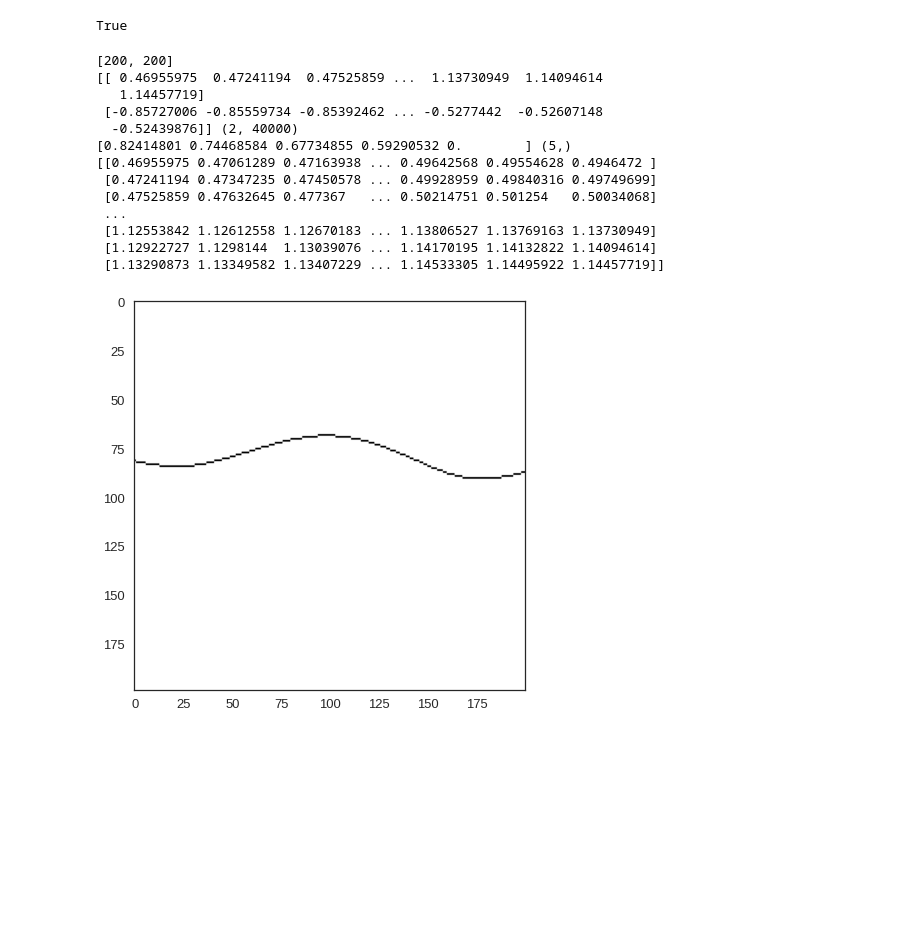
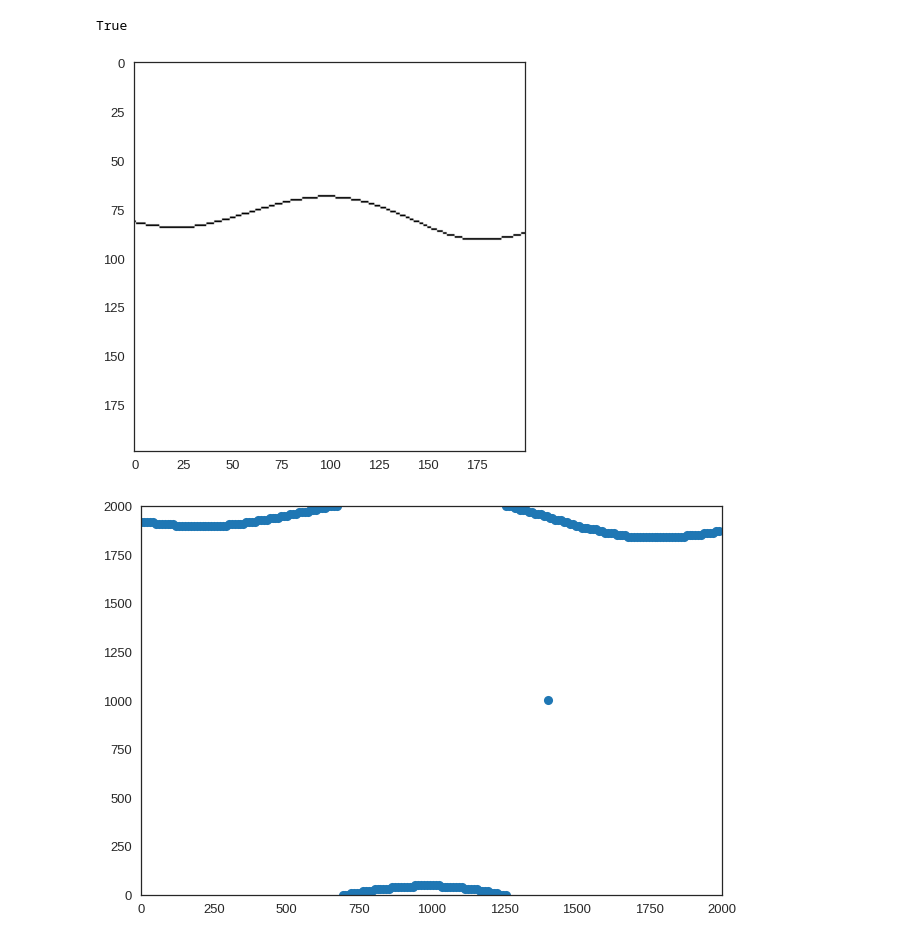
Before and after one commit to TrellixVulnTeam/gempy-notebooks_Q97W, a Jupyter notebook: server-gempy/geo-model-v4.ipynb, the cells around one changed output. Saved outputs shown, nothing was run; the diff lists cells and outputs as text; code cells hidden in the pictures; blank space fills up the shorter version.

```diff
--- a/server-gempy/geo-model-v4.ipynb
+++ b/server-gempy/geo-model-v4.ipynb
@@ -269,22 +295,22 @@ True
 # %%
 solution = gp.compute_model(model=geo_model, sort_surfaces=False)
 # %%
+# get shape of section and test if consistent with our confiuration
 section_shape = geo_model.grid.sections.resolution[0]
-print(section_shape)
 
+# get scalar field values
 section_scalar_field_values = geo_model.solutions.sections[1]
-print(section_scalar_field_values, section_scalar_field_values.shape)
 
+# get scalar field level boundaries seperating lithologies
 level = geo_model.solutions.scalar_field_at_surface_points[0]
-print(level, level.shape)
 
+# reshape 1D NpArray to original section shape
 section_scalar_field_values_reshaped = section_scalar_field_values[0,:].reshape(section_shape).T
-print(section_scalar_field_values_reshaped)
 
 # find values bigger then level value x
 biger_level_0 = section_scalar_field_values_reshaped > level[0]
 
-# use matrix shifting along xaxis to find top-surface
+# use matrix shifting along x0axis to find top-surface
 biger_level_0_0 = biger_level_0[1:,:]
 biger_level_0_1 = biger_level_0[:-1,:]
 biger_level_0_i = biger_level_0_0 ^ biger_level_0_1
@@ -293,17 +319,29 @@ biger_level_0_i = biger_level_0_0 ^ biger_level_0_1
 plt.imshow(biger_level_0_i[::-1,:])
 plt.show()
 # %% [output]
-[200, 200]
-[[ 0.46955975  0.47241194  0.47525859 ...  1.13730949  1.14094614
-   1.14457719]
- [-0.85727006 -0.85559734 -0.85392462 ... -0.5277442  -0.52607148
-  -0.52439876]] (2, 40000)
-[0.82414801 0.74468584 0.67734855 0.59290532 0.        ] (5,)
-[[0.46955975 0.47061289 0.47163938 ... 0.49642568 0.49554628 0.4946472 ]
- [0.47241194 0.47347235 0.47450578 ... 0.49928959 0.49840316 0.49749699]
- [0.47525859 0.47632645 0.477367   ... 0.50214751 0.501254   0.50034068]
- ...
- [1.12553842 1.12612558 1.12670183 ... 1.13806527 1.13769163 1.13730949]
- [1.12922727 1.1298144  1.13039076 ... 1.14170195 1.14132822 1.14094614]
- [1.13290873 1.13349582 1.13407229 ... 1.14533305 1.14495922 1.14457719]]
 [figure]
+# %%
+# get section grid values  # rest is regular grid points
+points_in_section = section_shape[0] * section_shape[1]
+section_grid_values = geo_model.grid.values[:points_in_section,:]
+
+# destructure & reshape
+section_xvals = section_grid_values[:,0].reshape(section_shape).T
+section_yvals = section_grid_values[:,1].reshape(section_shape).T
+section_zvals = section_grid_values[:,2].reshape(section_shape).T
+
+# cut out values of surface
+section_xvals_surface = section_xvals[:-1,:][biger_level_0_i]
+section_yvals_surface = section_yvals[:-1,:][biger_level_0_i]
+section_zvals_surface = section_zvals[:-1,:][biger_level_0_i]
+# %%
+fig = plt.figure()
+ax = fig.add_subplot(1,1,1)
+
+ax.plot(section_yvals_surface.flatten(), section_zvals_surface.flatten(), 'o')
+ax.set_xlim(0,2000)
+ax.set_ylim(0,2000)
+
+plt.show()
+# %% [output]
+[figure, added]
```
Also changed, not shown: parts of 4 cells of this notebook.
